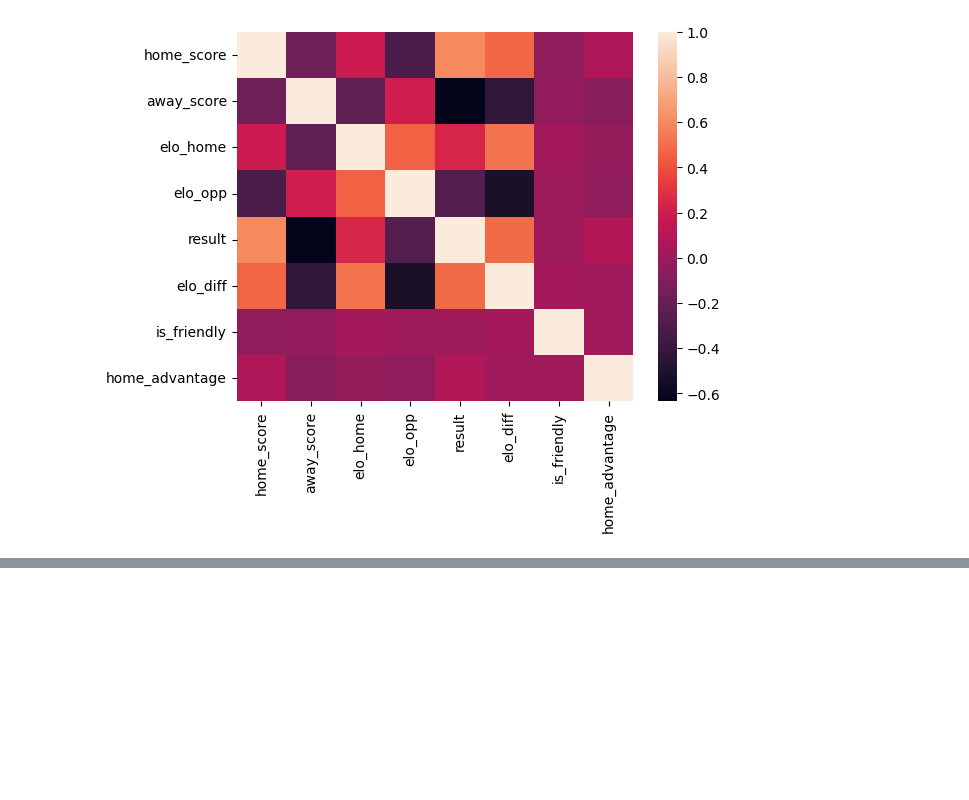
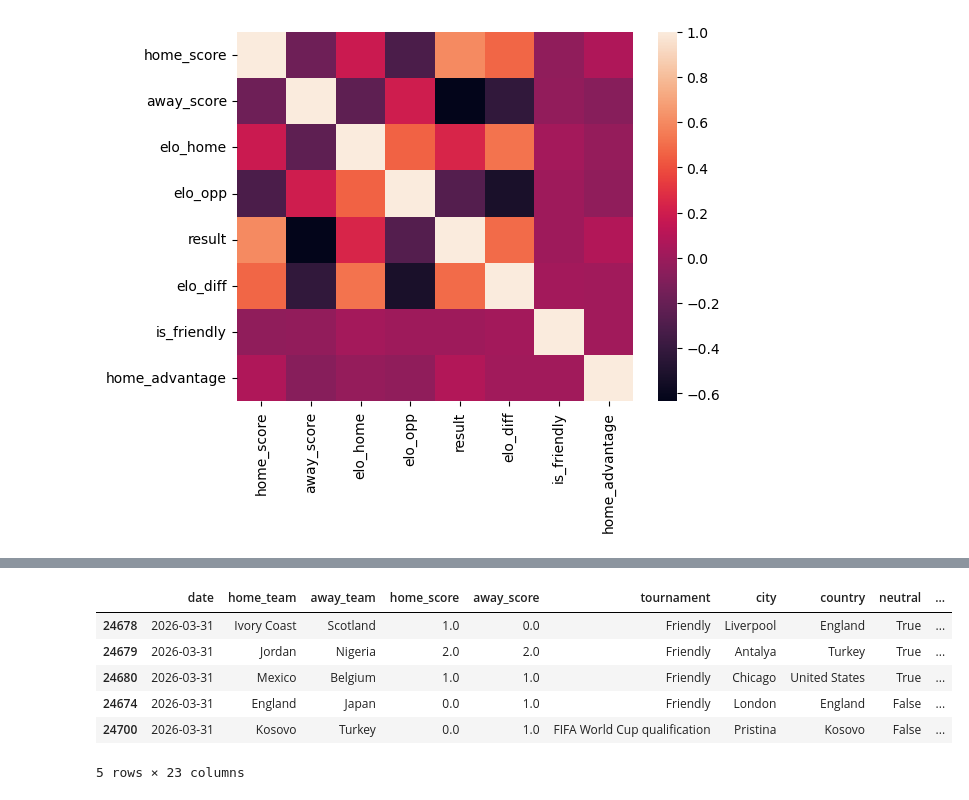
Before and after one commit to JayPatel1309/AI-FIFA-World-Cup-Predictor, a Jupyter notebook: notebooks/feature_engineering.ipynb, the cells around one changed output, grey strips where cells are left out. Drawn from its saved outputs; the diff is of its cells as text; code cells hidden in the pictures; blank space fills up the shorter version.

```diff
--- a/notebooks/feature_engineering.ipynb
+++ b/notebooks/feature_engineering.ipynb
@@ -126,0 +156,18 @@ sns.heatmap(df_intvalues.corr())
+# %%
+df_combined["home_form"] = df_combined.apply(
+    lambda row: calculate_form(
+        row["home_team"],
+        row["date"],
+        df_combined
+    ),
+    axis=1
+)
+# %%
+df_combined["away_form"] = df_combined.apply(
+    lambda row: calculate_form(
+        row["away_team"],
+        row["date"],
+        df_combined
+    ),
+    axis=1
+)
@@ -126,0 +229,20 @@ sns.heatmap(df_intvalues.corr())
+# %%
+df_combined["home_goal_diff_form"] = (
+    df_combined["home__avg_goal_scored"] -
+    df_combined["home_avg_goal_conceded"]
+)
+
+df_combined["away_goal_diff_form"] = (
+    df_combined["away_avg_goal_scored"] -
+    df_combined["away_avg_goal_conceded"]
+)
+# %%
+df_combined.tail()
+# %% [output]
+|  | date | home_team | away_team | home_score | away_score | tournament | city | country | neutral | ... |
+| 24678 | 2026-03-31 | Ivory Coast | Scotland | 1.0 | 0.0 | Friendly | Liverpool | England | True | ... |
+| 24679 | 2026-03-31 | Jordan | Nigeria | 2.0 | 2.0 | Friendly | Antalya | Turkey | True | ... |
+| 24680 | 2026-03-31 | Mexico | Belgium | 1.0 | 1.0 | Friendly | Chicago | United States | True | ... |
+| 24674 | 2026-03-31 | England | Japan | 0.0 | 1.0 | Friendly | London | England | False | ... |
+| 24700 | 2026-03-31 | Kosovo | Turkey | 0.0 | 1.0 | FIFA World Cup qualification | Pristina | Kosovo | False | ... |
+5 rows × 23 columns
```
Also changed, not shown: parts of 5 cells of this notebook, 6 other files.
